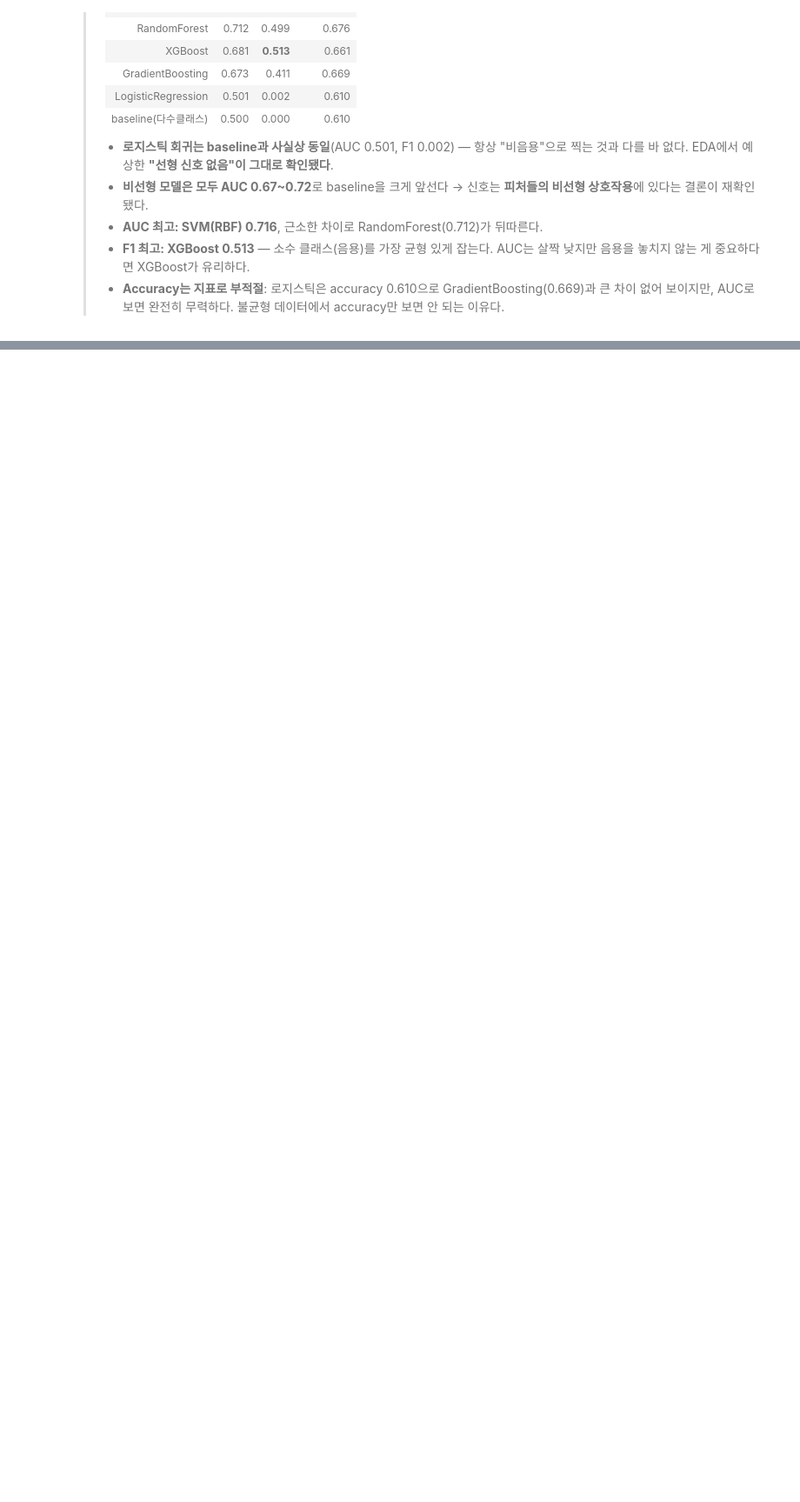
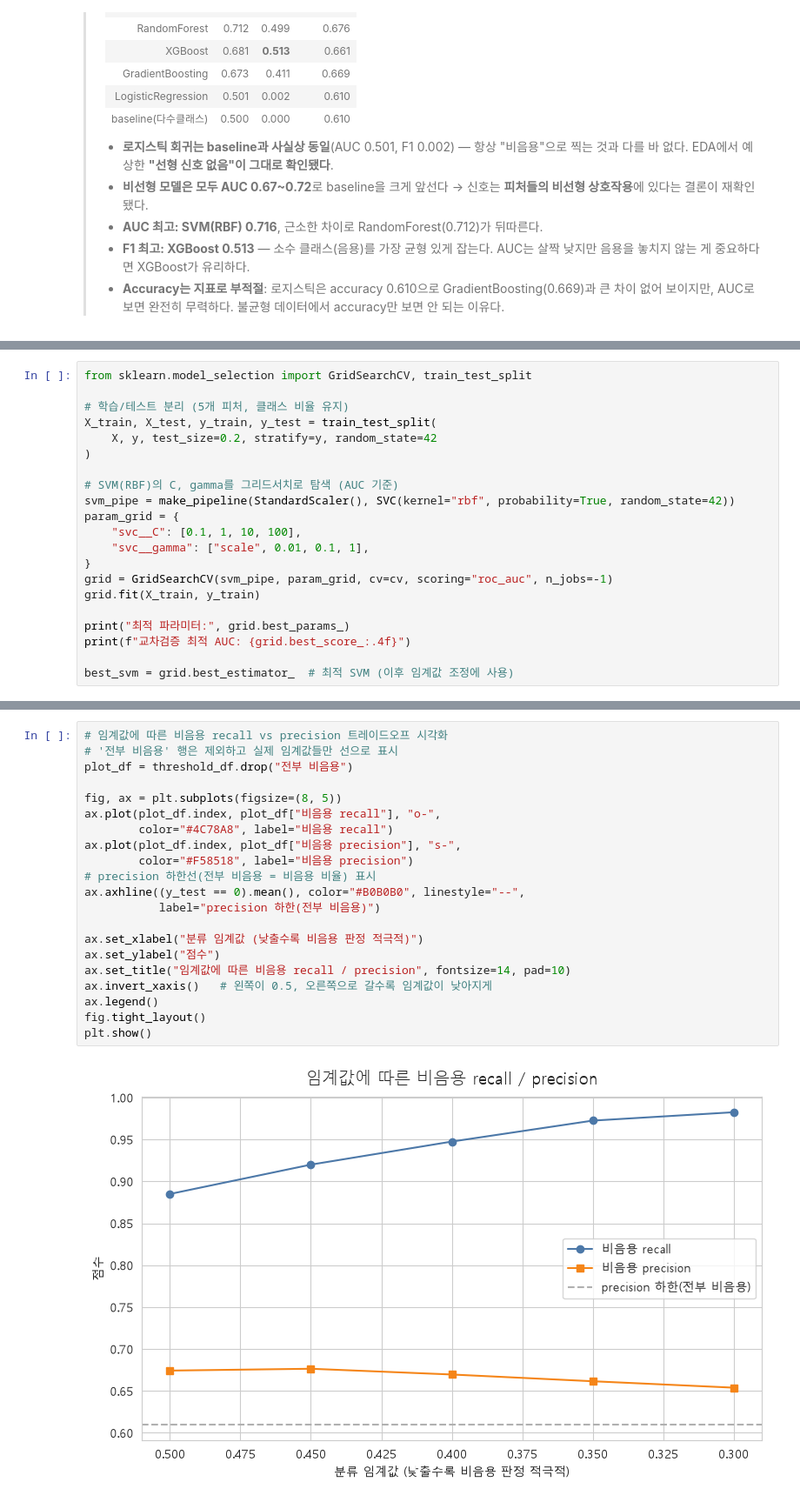
Before and after one commit to rhys3680-cell/sesac-ml, a Jupyter notebook: notebooks/13_water_potability.ipynb, the cells around one changed output, grey strips where cells are left out. Shown at 87% size. Drawn from its saved outputs; the diff is of its cells as text; blank space fills up the shorter version.

```diff
--- a/notebooks/13_water_potability.ipynb
+++ b/notebooks/13_water_potability.ipynb
@@ -549,0 +568,21 @@ plt.show()
+# %%
+from sklearn.model_selection import GridSearchCV, train_test_split
+
+# 학습/테스트 분리 (5개 피처, 클래스 비율 유지)
+X_train, X_test, y_train, y_test = train_test_split(
+    X, y, test_size=0.2, stratify=y, random_state=42
+)
+
+# SVM(RBF)의 C, gamma를 그리드서치로 탐색 (AUC 기준)
+svm_pipe = make_pipeline(StandardScaler(), SVC(kernel="rbf", probability=True, random_state=42))
+param_grid = {
+    "svc__C": [0.1, 1, 10, 100],
+    "svc__gamma": ["scale", 0.01, 0.1, 1],
+}
+grid = GridSearchCV(svm_pipe, param_grid, cv=cv, scoring="roc_auc", n_jobs=-1)
+grid.fit(X_train, y_train)
+
+print("최적 파라미터:", grid.best_params_)
+print(f"교차검증 최적 AUC: {grid.best_score_:.4f}")
+
+best_svm = grid.best_estimator_  # 최적 SVM (이후 임계값 조정에 사용)
@@ -549,0 +630,23 @@ plt.show()
+# %%
+# 임계값에 따른 비음용 recall vs precision 트레이드오프 시각화
+# '전부 비음용' 행은 제외하고 실제 임계값들만 선으로 표시
+plot_df = threshold_df.drop("전부 비음용")
+
+fig, ax = plt.subplots(figsize=(8, 5))
+ax.plot(plot_df.index, plot_df["비음용 recall"], "o-",
+        color="#4C78A8", label="비음용 recall")
+ax.plot(plot_df.index, plot_df["비음용 precision"], "s-",
+        color="#F58518", label="비음용 precision")
+# precision 하한선(전부 비음용 = 비음용 비율) 표시
+ax.axhline((y_test == 0).mean(), color="#B0B0B0", linestyle="--",
+           label="precision 하한(전부 비음용)")
+
+ax.set_xlabel("분류 임계값 (낮출수록 비음용 판정 적극적)")
+ax.set_ylabel("점수")
+ax.set_title("임계값에 따른 비음용 recall / precision", fontsize=14, pad=10)
+ax.invert_xaxis()   # 왼쪽이 0.5, 오른쪽으로 갈수록 임계값이 낮아지게
+ax.legend()
+fig.tight_layout()
+plt.show()
+# %% [output]
+[figure, added]
```
Also changed, not shown: parts of 5 cells of this notebook.
